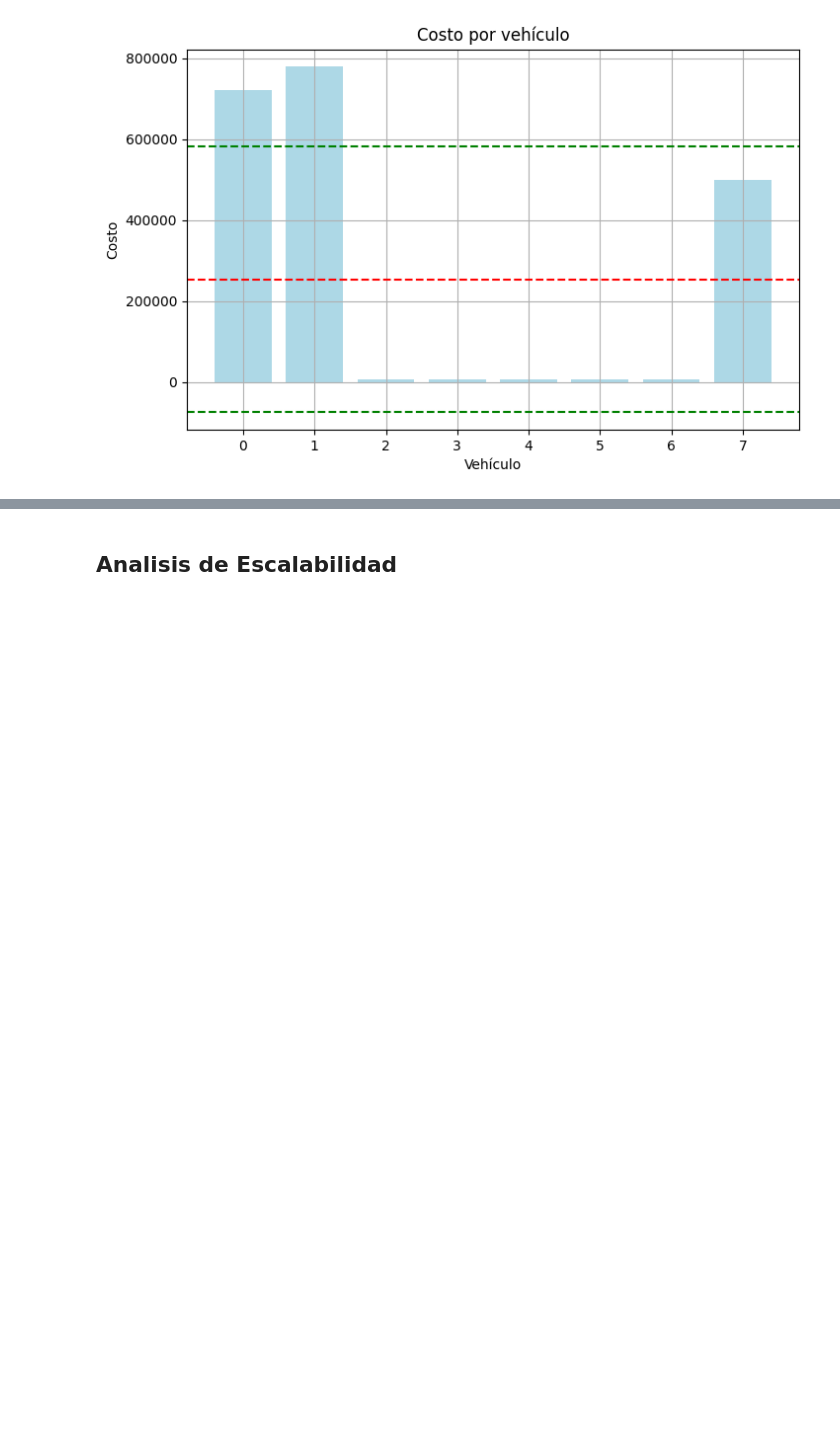
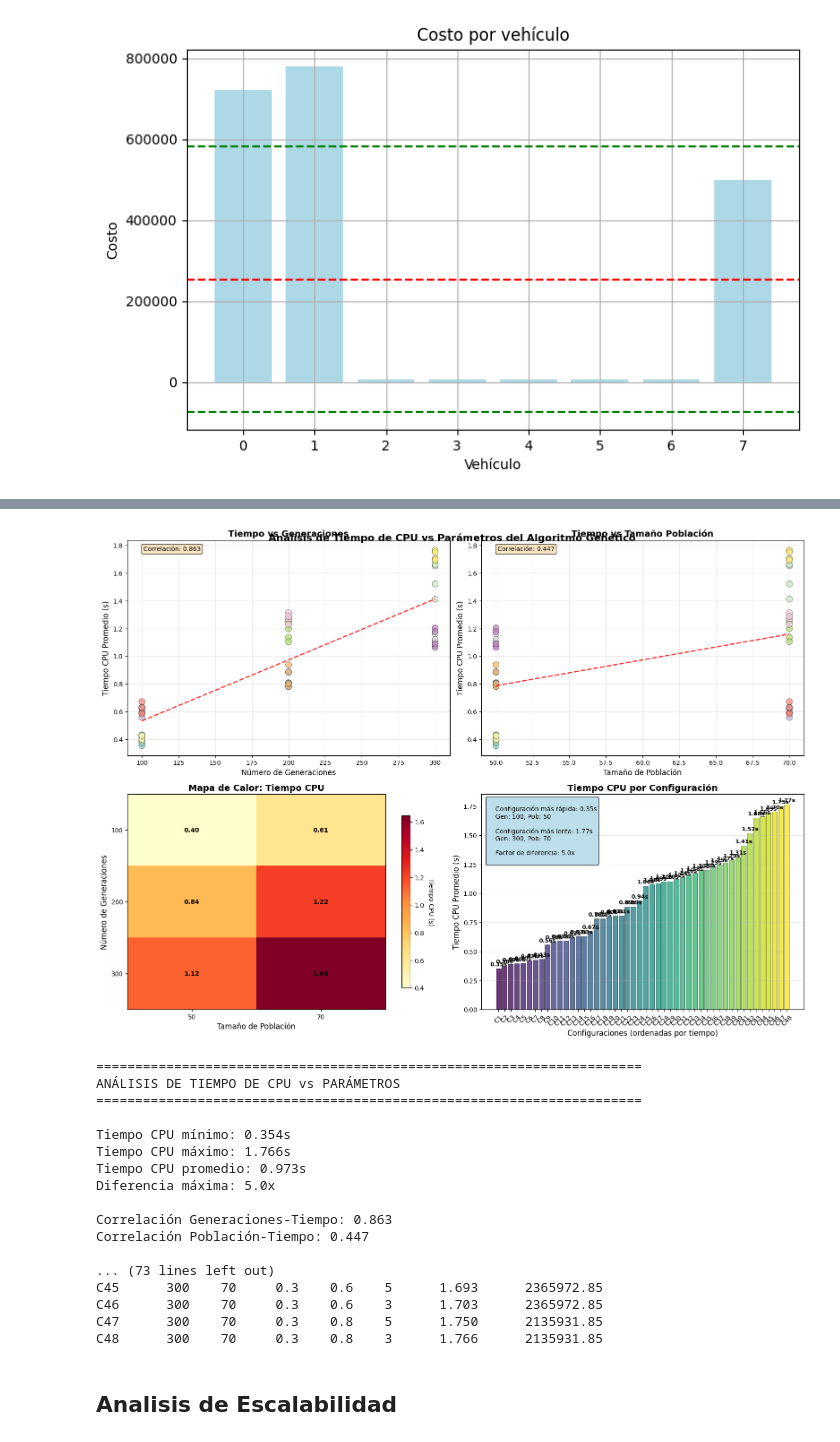
Before and after one commit to lauram354/MOS_Proyecto3, a Jupyter notebook: Proyecto 3/Caso1/Modelo/modelo.ipynb, the cells around one changed output, grey strips where cells are left out. Saved outputs shown, nothing was run; the diff lists cells and outputs as text; code cells hidden in the pictures; blank space fills up the shorter version.

```diff
--- a/Proyecto 3/Caso1/Modelo/modelo.ipynb
+++ b/Proyecto 3/Caso1/Modelo/modelo.ipynb
@@ -501,0 +606,15 @@ Desviación estándar de costos: 328539.98295641755
+# %%
+param_grid = {
+    "n_generaciones": [100, 200,300],
+    "n_poblacion": [50,70],
+    "prob_mutacion": [0.1,0.3],
+    "prob_cruzamiento": [0.6,0.8],
+    "elitismo": [True],
+    "tournament_size": [3,5]
+}
+
+# Ejecutar el experimento
+df_resultados = experimento_ga(distancia, demanda, vehiculos, coord, param_grid, repeticiones=3)
+
+# Mostrar resultados ordenados por mejor promedio
+df_resultados.sort_values("promedio").head()
@@ -502,3 +907,25 @@ Desviación estándar de costos: 328539.98295641755
+# %%
+grafico_tiempo_cpu_parametros(df_resultados)
+tabla_resumen_tiempo_parametros(df_resultados)
+# %% [output]
+[figure, added]
+======================================================================
+ANÁLISIS DE TIEMPO DE CPU vs PARÁMETROS
+======================================================================
+
+Tiempo CPU mínimo: 0.354s
+Tiempo CPU máximo: 1.766s
+Tiempo CPU promedio: 0.973s
+Diferencia máxima: 5.0x
+
+Correlación Generaciones-Tiempo: 0.863
+Correlación Población-Tiempo: 0.447
+
+... (73 lines left out)
+C45      300    70     0.3    0.6    5      1.693      2365972.85
+C46      300    70     0.3    0.6    3      1.703      2365972.85
+C47      300    70     0.3    0.8    5      1.750      2135931.85
+C48      300    70     0.3    0.8    3      1.766      2135931.85
 # %% [markdown]
 ## Analisis de Escalabilidad
 # %% [markdown]
```
Also changed, not shown: parts of 7 cells of this notebook, 2 other files.
